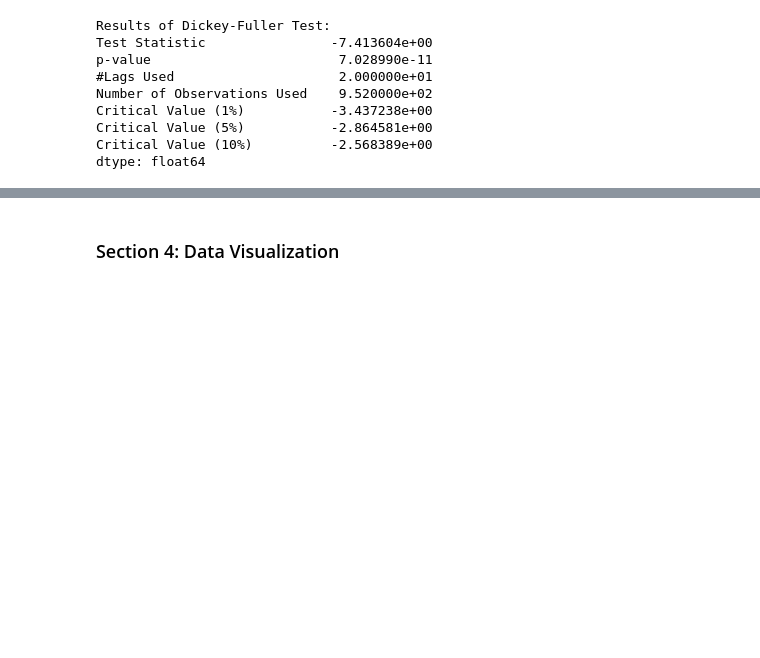
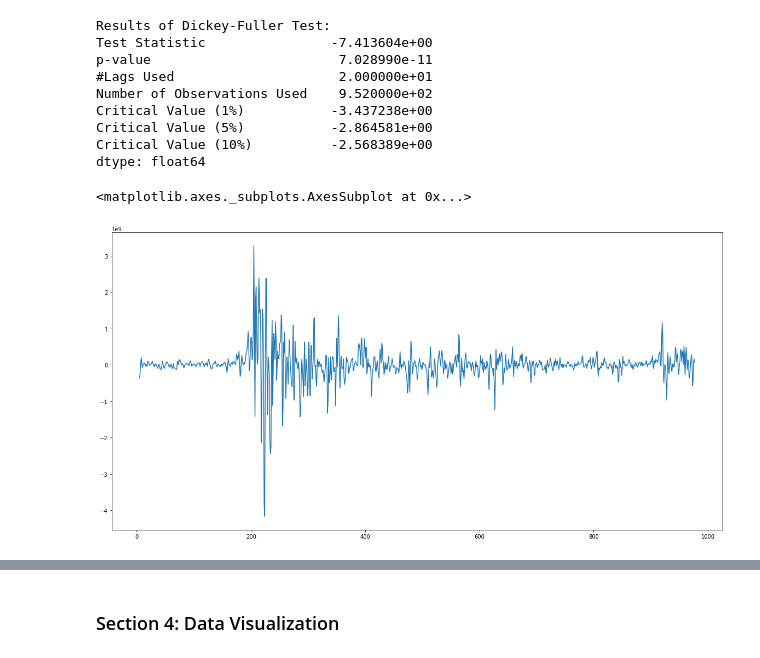
Before and after one commit to bakitybacon/cryptoeconomics, a Jupyter notebook: 340termproject-interpol.ipynb, the cells around one changed output, grey strips where cells are left out. Drawn from its saved outputs; the diff is of its cells as text; code cells hidden in the pictures; blank space fills up the shorter version.

```diff
--- a/340termproject-interpol.ipynb
+++ b/340termproject-interpol.ipynb
@@ -285,6 +285,11 @@ Critical Value (1%)           -3.437238e+00
 Critical Value (5%)           -2.864581e+00
 Critical Value (10%)          -2.568389e+00
 dtype: float64
+# %%
+cryptoecon_train['marketcap(USD)'].diff(2).dropna().plot(x='date',y='marketcap(USD)')
+# %% [output]
+<matplotlib.axes._subplots.AxesSubplot at 0x...>
+[figure, added]
 # %%
 sari_train = cryptoecon_train.set_index(pd.DatetimeIndex(cryptoecon_train['date']))
 
```
Also changed, not shown: parts of 8 cells of this notebook, 1 other file.
